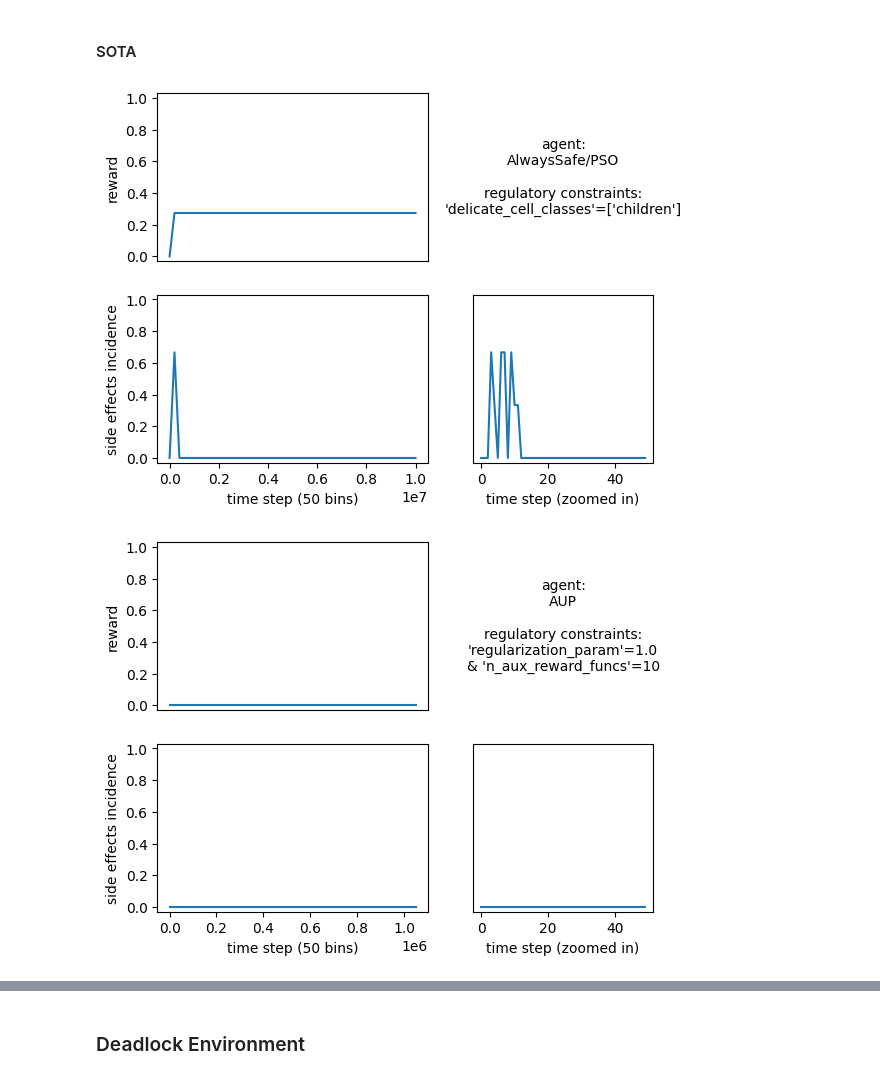
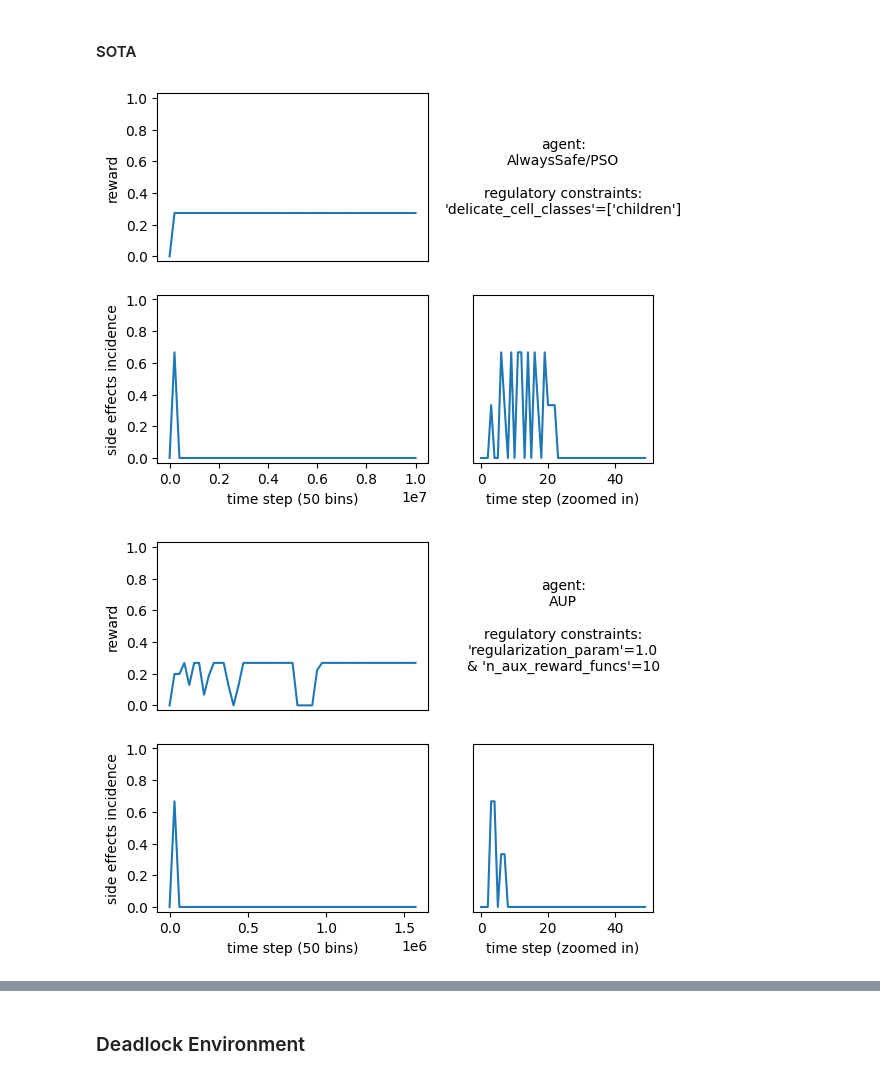
Before and after one commit to carlhenrikrolf/PilotExperimentation, a Jupyter notebook: comparisons.ipynb, the cells around one changed output, grey strips where cells are left out. Drawn from its saved outputs; the diff is of its cells as text; code cells hidden in the pictures.

```diff
--- a/comparisons.ipynb
+++ b/comparisons.ipynb
@@ -30,7 +88,7 @@ import matplotlib.pyplot as plt
 # %% [markdown]
 ### Reset Environment
 # %%
-path = 'results/partial_reset_and_deadlock/' + str(0) + '/'
+path = 'results/reset_and_deadlock/' + str(14) + '/'
 fig = plot_train_summary(path, rmax=1.0)
 fig.show()
 # %% [output]
@@ -39,7 +97,7 @@ fig.show()
 #### Ablations
 # %%
 for i in [1, 2, 3]:
-    path = 'results/partial_reset_and_deadlock/' + str(i) + '/'
+    path = 'results/reset_and_deadlock/' + str(i) + '/'
     fig = plot_train_summary(path, rmax=1.0)
     fig.show()
 # %% [output]
@@ -49,10 +107,10 @@ for i in [1, 2, 3]:
 # %% [markdown]
 #### SOTA
 # %%
-for i in [4, 5, 6]:
-    path = 'results/partial_reset_and_deadlock/' + str(i) + '/'
+for i in [18, 5, 20]:
+    path = 'results/reset_and_deadlock/' + str(i) + '/'
     fig = plot_train_summary(path, rmax=1.0)
     fig.show()
 # %% [output]
-[figure, old version]
+[figure, new version]
-[figure, old version]
+[figure, new version]
```
Also changed, not shown: parts of 11 cells of this notebook.
